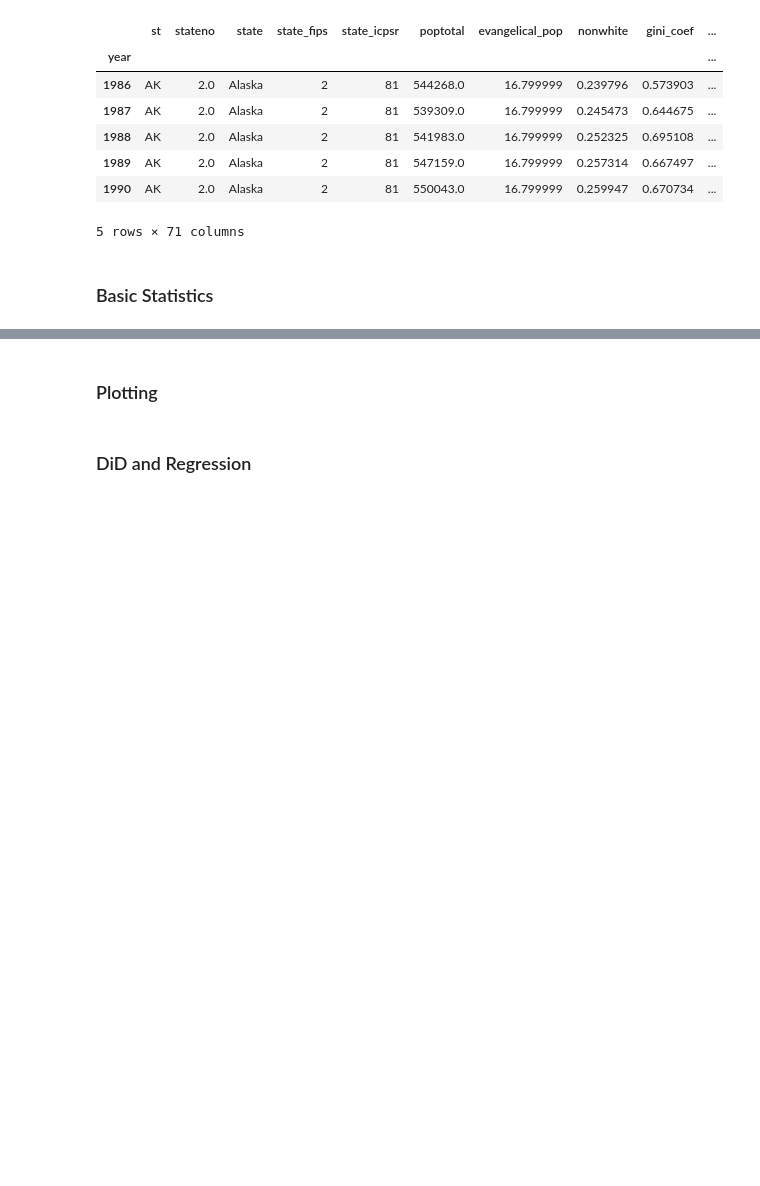
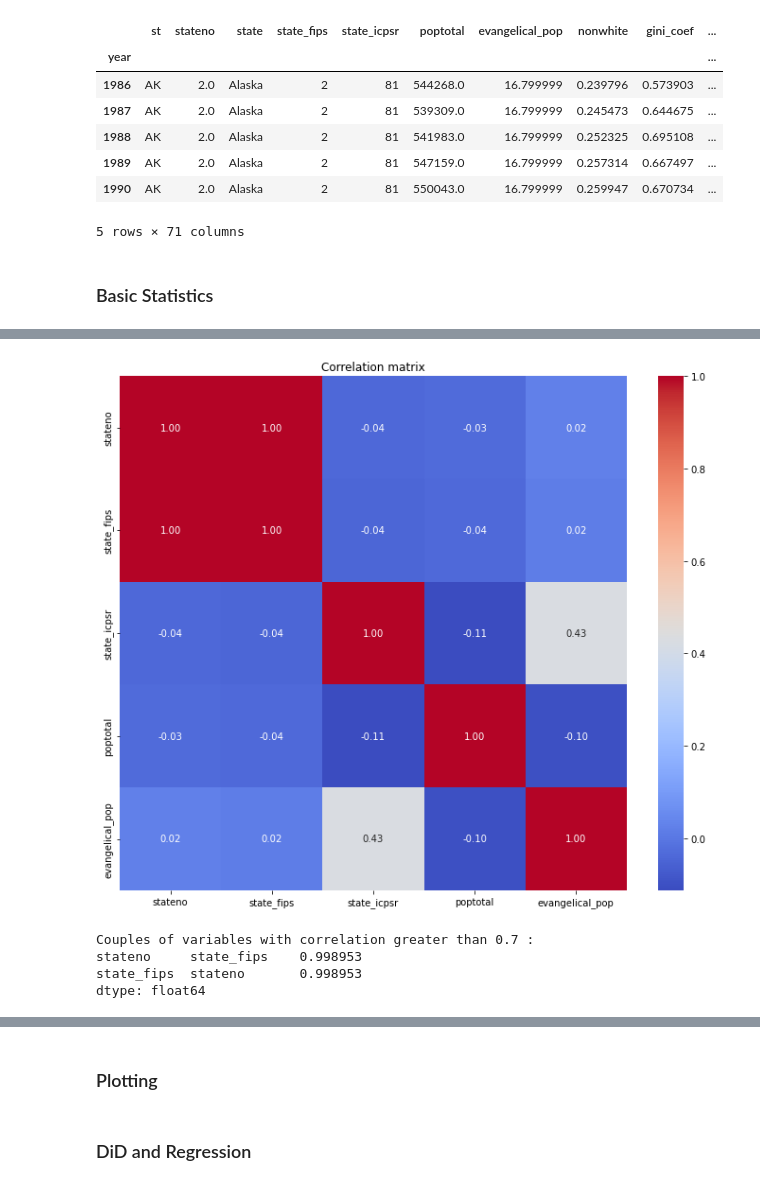
Before and after one commit to SaverioPCapra/metrics_theory_2_project, a Jupyter notebook: tutorial.ipynb, the cells around one changed output, grey strips where cells are left out. Cells and saved outputs as stored; diff of their text form; code cells hidden in the pictures; blank space fills up the shorter version.

```diff
--- a/tutorial.ipynb
+++ b/tutorial.ipynb
@@ -314,0 +390,24 @@ df[(df["state"] == "Alaska")&(df["poptotal"]>532495)].head()
+# %%
+# correlation matrix and heatmap
+k = 5
+numerical_columns = df.select_dtypes(include=[np.number]).columns[:k]
+corr_matrix = df[numerical_columns].corr()
+plt.figure(figsize=(12, 10))
+sns.heatmap(corr_matrix, annot=True, fmt=".2f", cmap="coolwarm")
+plt.title("Correlation matrix")
+plt.show()
+# %% [output]
+[figure, added]
+# %%
+# let us identify highly correlated variables
+threshold = 0.7  # threshold for an elevated correlation
+corr_pairs = corr_matrix.unstack().sort_values(ascending=False)
+# remove duplicates and autocorrelation
+corr_pairs = corr_pairs[(corr_pairs < 1) & (corr_pairs > threshold)]
+print("\nCouples of variables with correlation greater than", threshold, ":")
+print(corr_pairs)
+# %% [output]
+Couples of variables with correlation greater than 0.7 :
+stateno     state_fips    0.998953
+state_fips  stateno       0.998953
+dtype: float64
```
Also changed, not shown: parts of 8 cells of this notebook.
